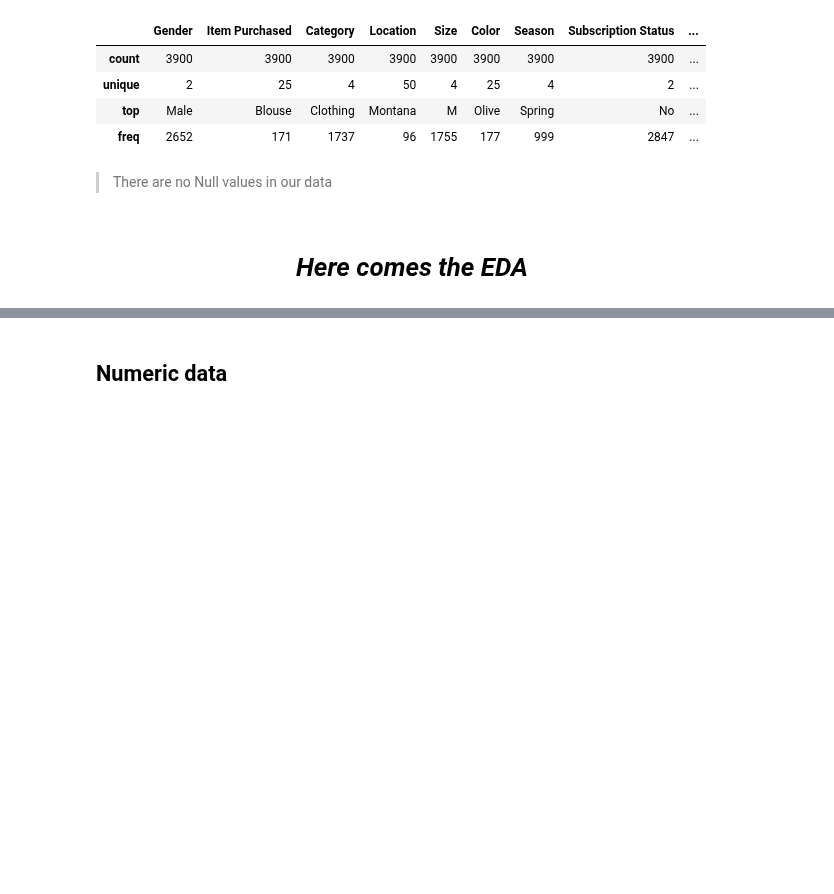
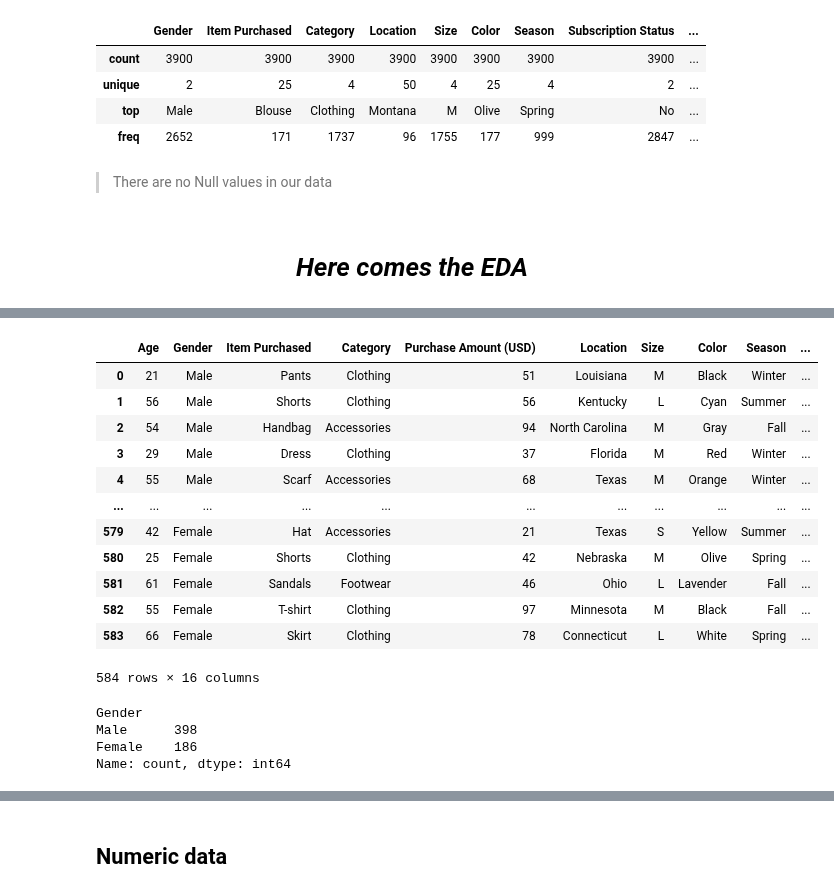
Before and after one commit to georgekovin/Consumer-Behavior-and-Shopping-Habits-Research, a Jupyter notebook: research.ipynb, the cells around one changed output, grey strips where cells are left out. Saved outputs shown, nothing was run; the diff lists cells and outputs as text; code cells hidden in the pictures; blank space fills up the shorter version.

```diff
--- a/research.ipynb
+++ b/research.ipynb
@@ -101,0 +127,25 @@ data.shape
+# %%
+data_3mth = get_purch_freq('Every 3 Months')
+
+data_3mth
+# %% [output]
+|  | Age | Gender | Item Purchased | Category | Purchase Amount (USD) | Location | Size | Color | Season | ... |
+| 0 | 21 | Male | Pants | Clothing | 51 | Louisiana | M | Black | Winter | ... |
+| 1 | 56 | Male | Shorts | Clothing | 56 | Kentucky | L | Cyan | Summer | ... |
+| 2 | 54 | Male | Handbag | Accessories | 94 | North Carolina | M | Gray | Fall | ... |
+| 3 | 29 | Male | Dress | Clothing | 37 | Florida | M | Red | Winter | ... |
+| 4 | 55 | Male | Scarf | Accessories | 68 | Texas | M | Orange | Winter | ... |
+| ... | ... | ... | ... | ... | ... | ... | ... | ... | ... | ... |
+| 579 | 42 | Female | Hat | Accessories | 21 | Texas | S | Yellow | Summer | ... |
+| 580 | 25 | Female | Shorts | Clothing | 42 | Nebraska | M | Olive | Spring | ... |
+| 581 | 61 | Female | Sandals | Footwear | 46 | Ohio | L | Lavender | Fall | ... |
+| 582 | 55 | Female | T-shirt | Clothing | 97 | Minnesota | M | Black | Fall | ... |
+| 583 | 66 | Female | Skirt | Clothing | 78 | Connecticut | L | White | Spring | ... |
+584 rows × 16 columns
+# %%
+data_3mth['Gender'].value_counts()
+# %% [output]
+Gender
+Male      398
+Female    186
+Name: count, dtype: int64
```
Also changed, not shown: parts of 45 cells of this notebook.
